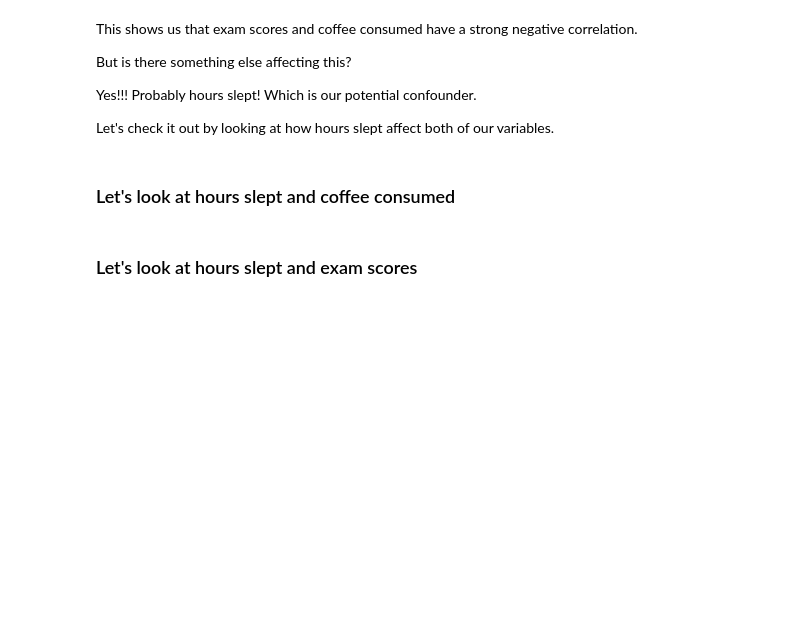
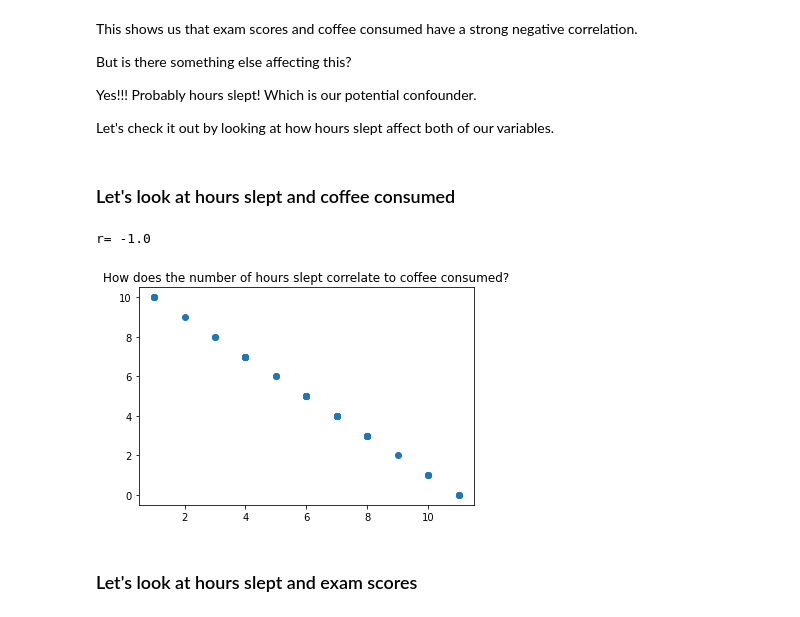
Before and after one commit to CodeupClassroom/leavitt-statistics-exercises, a Jupyter notebook: correlation_lesson.ipynb, the cells around one changed output. Saved outputs shown, nothing was run; the diff lists cells and outputs as text; code cells hidden in the pictures; blank space fills up the shorter version.

```diff
--- a/correlation_lesson.ipynb
+++ b/correlation_lesson.ipynb
@@ -218,12 +286,15 @@ Let's check it out by looking at how hours slept affect both of our variables.
 ### Let's look at hours slept and coffee consumed
 # %%
 #calculate r and p
-
+r, p = stats.pearsonr(df.hours_slept, df.coffee_consumed)
 
 #plot it
-
+plt.scatter(df.hours_slept, df.coffee_consumed)
 plt.title('How does the number of hours slept correlate to coffee consumed?')
 print('r=', r)
+# %% [output]
+r= -1.0
+[figure, added]
 # %% [markdown]
 ### Let's look at hours slept and exam scores
 # %%
```
Also changed, not shown: parts of 42 cells of this notebook.
